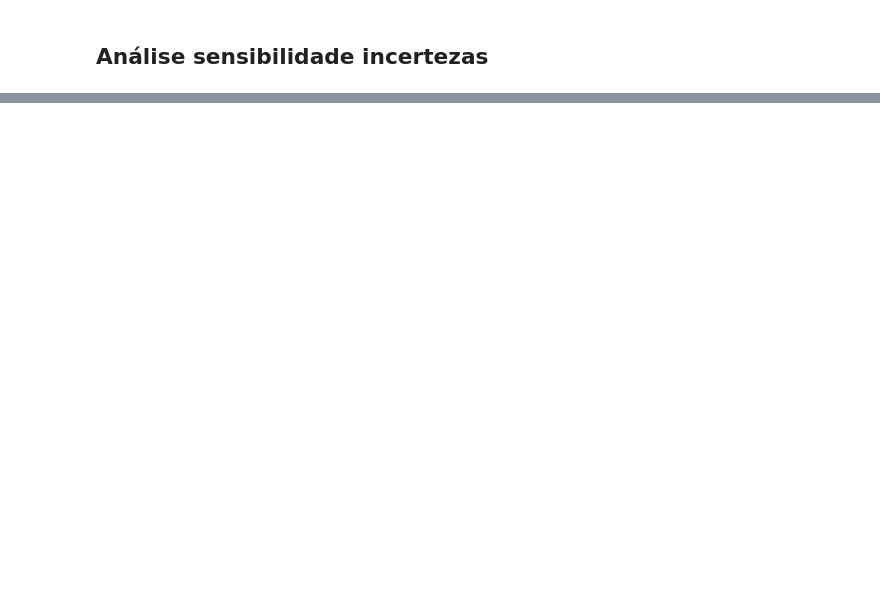
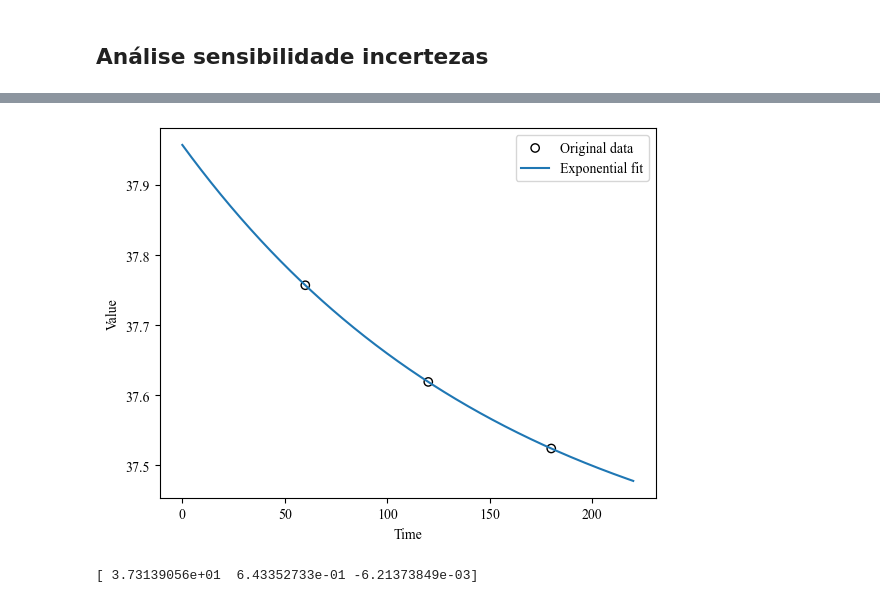
Before and after one commit to ThalerG/Metrology_IncertezaTemperatura, a Jupyter notebook: incerteza_temperatura.ipynb, the cells around one changed output, grey strips where cells are left out. Cells and saved outputs as stored; diff of their text form; code cells hidden in the pictures; blank space fills up the shorter version.

```diff
--- a/incerteza_temperatura.ipynb
+++ b/incerteza_temperatura.ipynb
@@ -707,0 +822,34 @@ plt.show()
+# %%
+from scipy.optimize import curve_fit
+import numpy as np
+
+y = [37.7570381165, 37.6191291809, 37.5241394043]
+x = [60, 120, 180]
+
+import matplotlib.pyplot as plt
+
+# Define the exponential model
+def exp_model(x, a, b, c):
+    return a + b * np.exp(c * x)
+
+# Fit the exponential curve
+params, _ = curve_fit(exp_model, x, y, p0=[1, 1, -0.01])
+
+# Generate data for plotting the fitted curve
+x_fit = np.linspace(0, 220, 1000)
+y_fit = exp_model(x_fit, *params)
+
+# Plot the original data and the fitted curve
+plt.scatter(x, y, label='Original data', color='black', marker='o', facecolors='none')
+plt.plot(x_fit, y_fit, label='Exponential fit', color='C0')
+plt.xlabel('Time')
+plt.ylabel('Value')
+plt.legend()
+plt.savefig("Gráficos/legenda.pdf")
+
+plt.show()
+
+print(params)
+# %% [output]
+[figure, added]
+[ 3.73139056e+01  6.43352733e-01 -6.21373849e-03]
```
Also changed, not shown: parts of 14 cells of this notebook, 4 other files.
